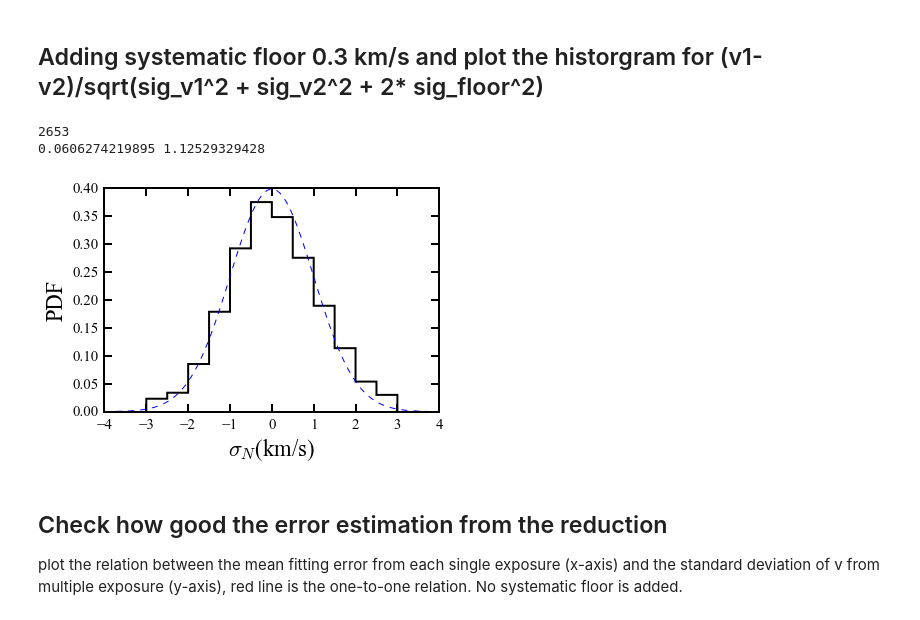
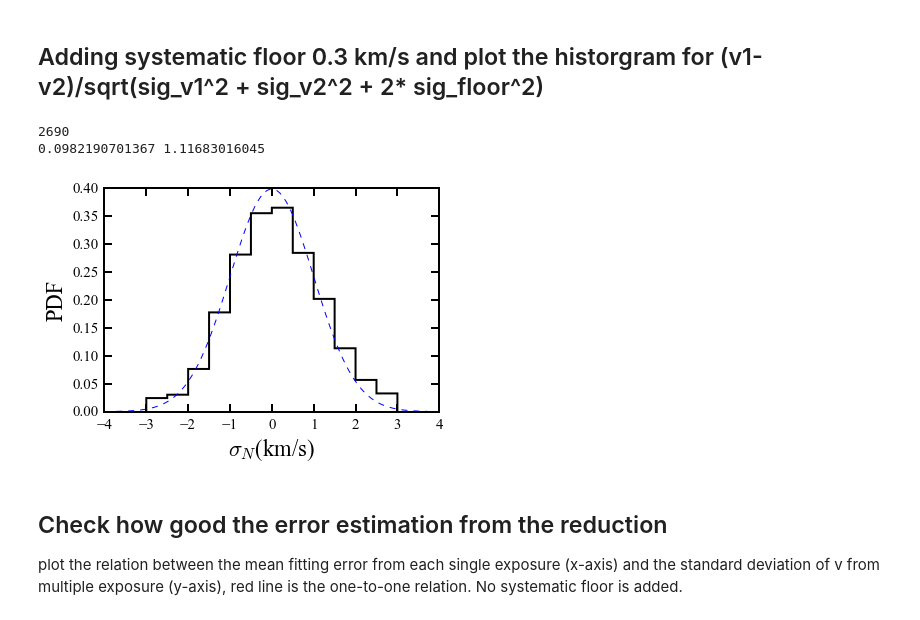
Before and after one commit to sazabi4/test, a Jupyter notebook: Hor_I_reduction_notes.ipynb, the cells around one changed output. Cells and saved outputs as stored; diff of their text form; code cells hidden in the pictures.

```diff
--- a/Hor_I_reduction_notes.ipynb
+++ b/Hor_I_reduction_notes.ipynb
@@ -134,27 +134,27 @@ std_err_cal(delta_v, delta_v_err)
 # %%
 from scipy.stats import norm
 from scipy import stats
 
-sys = 0.3
+sys = 0.36
 diff = np.array(diff)
 differr = np.array(differr)
 diff = diff[differr<20]
 differr = differr[differr<20]
 print len(diff)
 
 sig = diff/np.sqrt(differr**2+2*sys**2)
 sig = stats.sigmaclip(sig,low=3., high=3.)[0]
 plt.hist(sig,bins=12,normed=1, range=[-3.,3.], histtype='step',color='k',lw=2)
 print np.mean(sig),np.std(sig)
 x = np.linspace(norm.ppf(0.0001),norm.ppf(0.9999), 100)
 plt.plot(x, norm.pdf(x),'--')
 plt.xlabel('$\sigma_N$(km/s)')
 plt.ylabel('PDF')
 plt.show()
 # %% [output]
-2653
-0.0606274219895 1.12529329428
+2690
+0.0982190701367 1.11683016045
-[figure, old version]
+[figure, new version]
 # %% [markdown]
 ## Check how good the error estimation from the reduction
 plot the relation between the mean fitting error from each single exposure (x-axis) and the standard deviation of v from multiple exposure (y-axis), red line is the one-to-one relation. No systematic floor is added.
```
Also changed, not shown: parts of 13 cells of this notebook.
